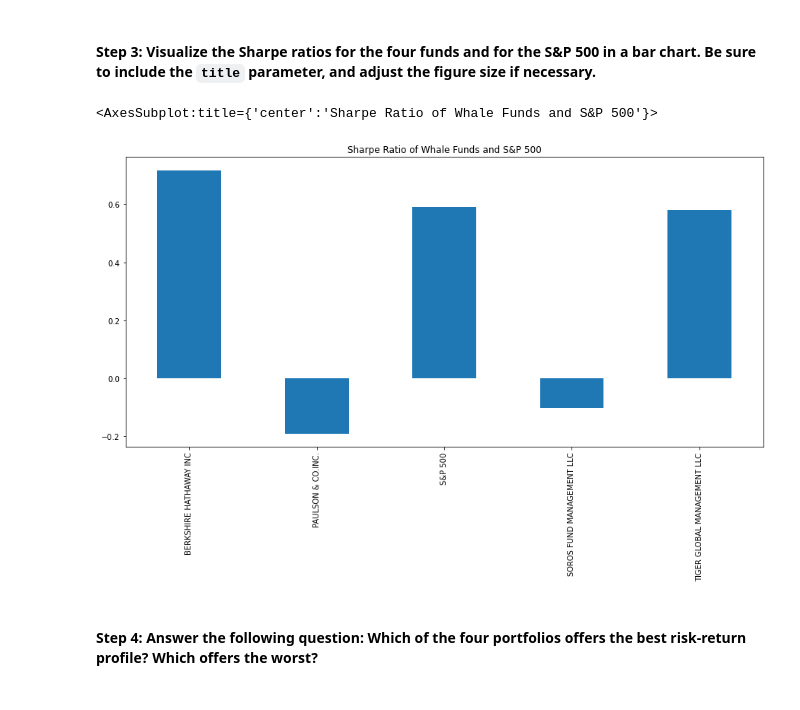
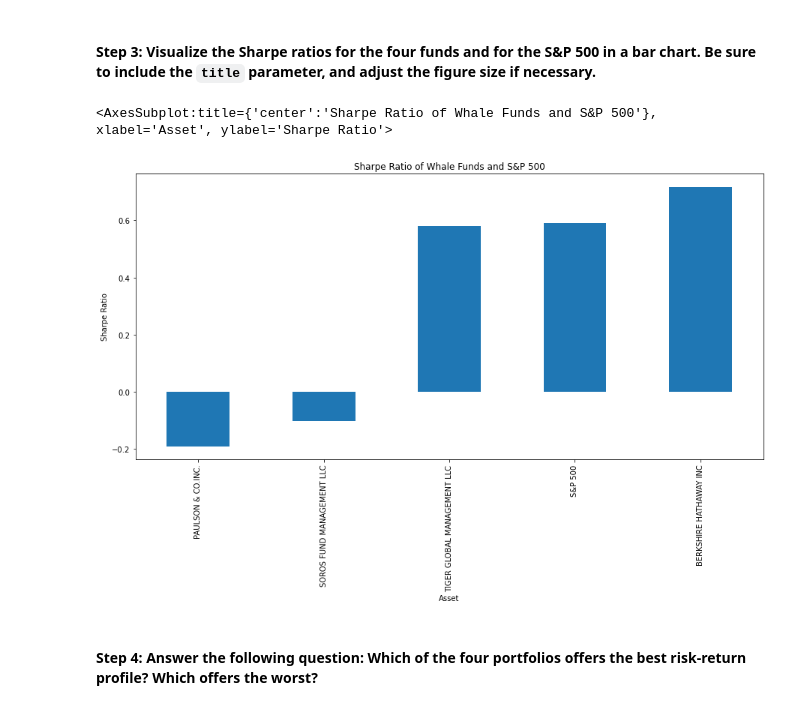
Before and after one commit to davidlp94/04_DLP_Risk_Return_Analysis, a Jupyter notebook: risk_return_analysis.ipynb, the cells around one changed output. Cells and saved outputs as stored; diff of their text form; code cells hidden in the pictures.

```diff
--- a/risk_return_analysis.ipynb
+++ b/risk_return_analysis.ipynb
@@ -337,10 +337,10 @@ dtype: float64
 # %%
 # Visualize the Sharpe ratios as a bar chart
 # Include a title parameter and adjust the figure size
-sharpe_ratios.plot(kind='bar', figsize=(15, 7), title='Sharpe Ratio of Whale Funds and S&P 500')
+sharpe_ratios.sort_values().plot(kind='bar', figsize=(15, 7), title='Sharpe Ratio of Whale Funds and S&P 500', xlabel='Asset', ylabel='Sharpe Ratio')
 # %% [output]
-<AxesSubplot:title={'center':'Sharpe Ratio of Whale Funds and S&P 500'}>
+<AxesSubplot:title={'center':'Sharpe Ratio of Whale Funds and S&P 500'}, xlabel='Asset', ylabel='Sharpe Ratio'>
-[figure, old version]
+[figure, new version]
 # %% [markdown]
 #### Step 4: Answer the following question: Which of the four portfolios offers the best risk-return profile? Which offers the worst?
 # %% [markdown]
```
Also changed, not shown: parts of 15 cells of this notebook.
